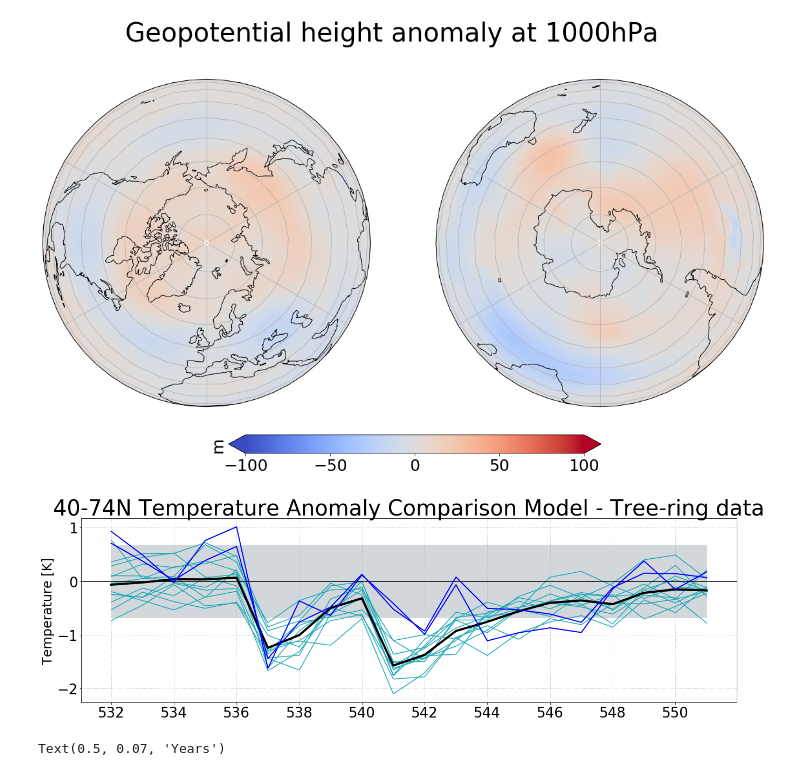
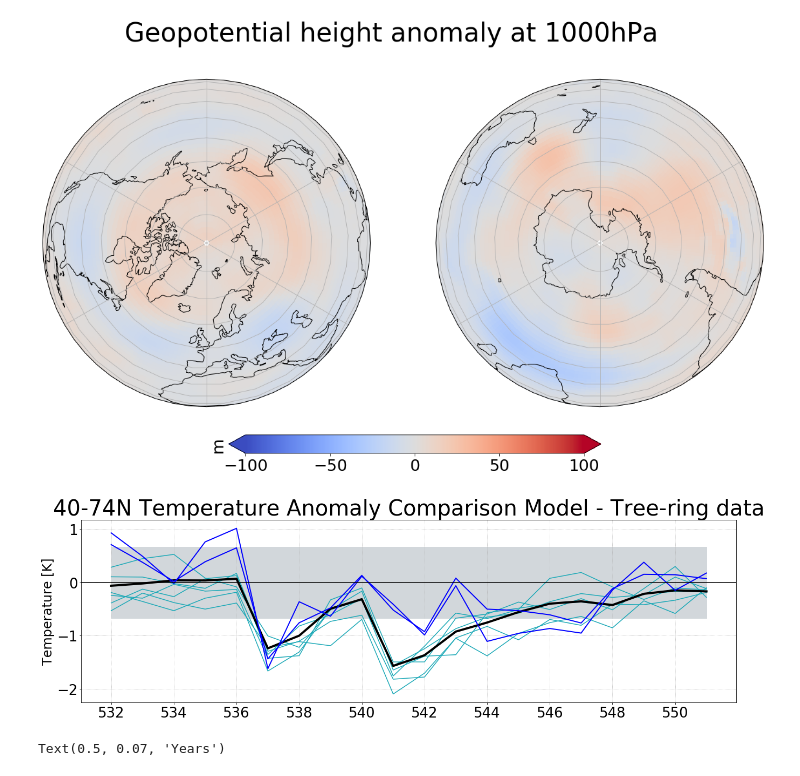
Before and after one commit to NordicESMhub/NEGI-Abisko-2019, a Jupyter notebook: content/setup/Abisko_prep.ipynb, the cells around one changed output. Saved outputs shown, nothing was run; the diff lists cells and outputs as text; code cells hidden in the pictures.

```diff
--- a/content/setup/Abisko_prep.ipynb
+++ b/content/setup/Abisko_prep.ipynb
@@ -11,9 +48,6 @@ import datetime
 # %%
-#load dataset
-#ds = xr.open_dataset('')
-
 #observations
-Stoffel = pd.read_csv('T_recon_NTREND_NH1_EURO.csv')
+Stoffel = pd.read_csv('Abisko-prep/T_recon_NTREND_NH1_EURO.csv', index_col='Year')
 # %%
 #check data
 Stoffel
@@ -254,19 +336,13 @@ plt.show()
 # %%
 #plot timeseries --> open climate model data ensemble runs + ensemble mean
 #for a timeseries we need to have global average data --> CDO fldmean (area weighted)
-ds_tas_01_a_trees_yr = xr.open_dataset('~/Mistral-work/temperature/+pre/trees/ue536a01_temp2_pre_seas_trees_fldmean_a_yrmean.nc')
-ds_tas_02_a_trees_yr = xr.open_dataset('~/Mistral-work/temperature/+pre/trees/ue536a02_temp2_pre_seas_trees_fldmean_a_yrmean.nc')
-ds_tas_03_a_trees_yr = xr.open_dataset('~/Mistral-work/temperature/+pre/trees/ue536a03_temp2_pre_seas_trees_fldmean_a_yrmean.nc')
-ds_tas_04_a_trees_yr = xr.open_dataset('~/Mistral-work/temperature/+pre/trees/ue536a04_temp2_pre_seas_trees_fldmean_a_yrmean.nc')
-ds_tas_05_a_trees_yr = xr.open_dataset('~/Mistral-work/temperature/+pre/trees/ue536a05_temp2_pre_seas_trees_fldmean_a_yrmean.nc')
-ds_tas_06_a_trees_yr = xr.open_dataset('~/Mistral-work/temperature/+pre/trees/ue536a06_temp2_pre_seas_trees_fldmean_a_yrmean.nc')
-ds_tas_07_a_trees_yr = xr.open_dataset('~/Mistral-work/temperature/+pre/trees/ue536a07_temp2_pre_seas_trees_fldmean_a_yrmean.nc')
-ds_tas_08_a_trees_yr = xr.open_dataset('~/Mistral-work/temperature/+pre/trees/ue536a08_temp2_pre_seas_trees_fldmean_a_yrmean.nc')
-ds_tas_09_a_trees_yr = xr.open_dataset('~/Mistral-work/temperature/+pre/trees/ue536a09_temp2_pre_seas_trees_fldmean_a_yrmean.nc')
-ds_tas_10_a_trees_yr = xr.open_dataset('~/Mistral-work/temperature/+pre/trees/ue536a10_temp2_pre_seas_trees_fldmean_a_yrmean.nc')
-ds_tas_11_a_trees_yr = xr.open_dataset('~/Mistral-work/temperature/+pre/trees/ue536a11_temp2_pre_seas_trees_fldmean_a_yrmean.nc')
-ds_tas_12_a_trees_yr = xr.open_dataset('~/Mistral-work/temperature/+pre/trees/ue536a12_temp2_pre_seas_trees_fldmean_a_yrmean.nc')
-ds_tas_ens_a_trees_yr = xr.open_dataset('~/Mistral-work/temperature/+pre/trees/ensmean_temp2_pre_seas_trees_fldmean_a_yrmean.nc')
+ds_tas_01_a_trees_yr = xr.open_dataset('Abisko-prep/ue536a01_temp2_pre_seas_trees_fldmean_a_yrmean.nc')
+ds_tas_02_a_trees_yr = xr.open_dataset('Abisko-prep/ue536a02_temp2_pre_seas_trees_fldmean_a_yrmean.nc')
+ds_tas_03_a_trees_yr = xr.open_dataset('Abisko-prep/ue536a03_temp2_pre_seas_trees_fldmean_a_yrmean.nc')
+ds_tas_04_a_trees_yr = xr.open_dataset('Abisko-prep/ue536a04_temp2_pre_seas_trees_fldmean_a_yrmean.nc')
+ds_tas_05_a_trees_yr = xr.open_dataset('Abisko-prep/ue536a05_temp2_pre_seas_trees_fldmean_a_yrmean.nc')
+ds_tas_06_a_trees_yr = xr.open_dataset('Abisko-prep/ue536a06_temp2_pre_seas_trees_fldmean_a_yrmean.nc')
+ds_tas_ens_a_trees_yr = xr.open_dataset('Abisko-prep/ensmean_temp2_pre_seas_trees_fldmean_a_yrmean.nc')
 # %%
 #plot timeseries --> obs and ds in same plot
 #Create time array
@@ -283,12 +359,6 @@ plt.plot(time_yr[6:], ds_tas_03_a_trees_yr['temp2'][6:,0,0], label = 'run03', co
 plt.plot(time_yr[6:], ds_tas_04_a_trees_yr['temp2'][6:,0,0], label = 'run04', color = '#1ca9b7')
 plt.plot(time_yr[6:], ds_tas_05_a_trees_yr['temp2'][6:,0,0], label = 'run05', color = '#1ca9b7')
 plt.plot(time_yr[6:], ds_tas_06_a_trees_yr['temp2'][6:,0,0], label = 'run06', color = '#1ca9b7')
-plt.plot(time_yr[6:], ds_tas_07_a_trees_yr['temp2'][6:,0,0], label = 'run07', color = '#1ca9b7')
-plt.plot(time_yr[6:], ds_tas_08_a_trees_yr['temp2'][6:,0,0], label = 'run08', color = '#1ca9b7')
-plt.plot(time_yr[6:], ds_tas_09_a_trees_yr['temp2'][6:,0,0], label = 'run09', color = '#1ca9b7')
-plt.plot(time_yr[6:], ds_tas_10_a_trees_yr['temp2'][6:,0,0], label = 'run10', color = '#1ca9b7')
-plt.plot(time_yr[6:], ds_tas_11_a_trees_yr['temp2'][6:,0,0], label = 'run11', color = '#1ca9b7')
-plt.plot(time_yr[6:], ds_tas_12_a_trees_yr['temp2'][6:,0,0], label = 'run12', color = '#1ca9b7')
 
 plt.plot(time_yr[6:], ds_tas_ens_a_trees_yr['temp2'][6:,0,0], label = 'ensmean', color = 'black', linewidth = 4 )
 
@@ -296,32 +366,32 @@ plt.plot(time_yr[6:], ds_tas_ens_a_trees_yr['temp2'][6:,0,0], label = 'ensmean',
 #Make sure the data has the same shape and the time axis is the same. In this case we had to flip the data because it
 #went back in time in the obs dataset
 plt.plot(time_yr[6:], np.flip(Stoffel['NH1'][1464:1484]), label = 'NH1', color = '#0000FF', linewidth = 2)
 plt.plot(time_yr[6:], np.flip(Stoffel['NH2'][1464:1484]), label = 'NH2', color = '#0000FF', linewidth = 2)
 
 #Have a line at 0
 plt.axhline(0, color='black')
 
 #Std
 plt.fill_between(time_yr[6:],-0.6723, 0.6723, color = '#d2d7db')#std control run
 
 #grid
 plt.grid(linestyle=':')
 
 #Titel
 plt.title('40-74N Temperature Anomaly Comparison Model - Tree-ring data', fontsize=40)
 
 #label y-axis
 plt.ylabel('Temperature [K]', fontsize=24)
 
 #size of the ticks
 plt.tick_params(labelsize=26)
 
 plt.tight_layout()
 
 #save figure
 #plt.savefig('figures/seasonal_temp_a_timeseries_trees_2sig_treeringdata.png', bbox_inches = 'tight')
 
 plt.show()
 # %% [output]
-[figure, old version]
+[figure, new version]
 # %%
```
Also changed, not shown: parts of 37 cells of this notebook, 29 other files.
